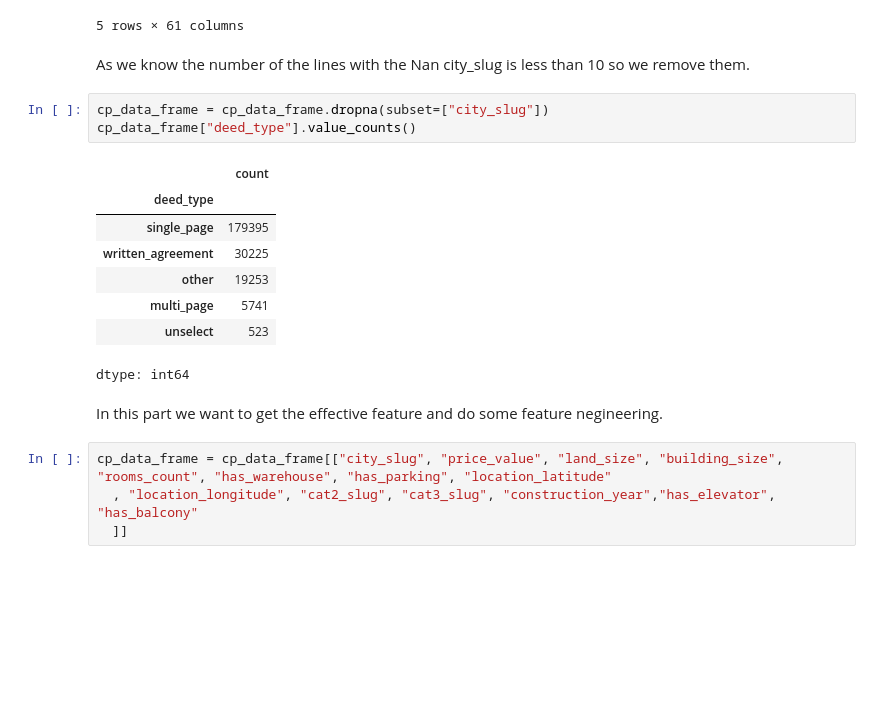
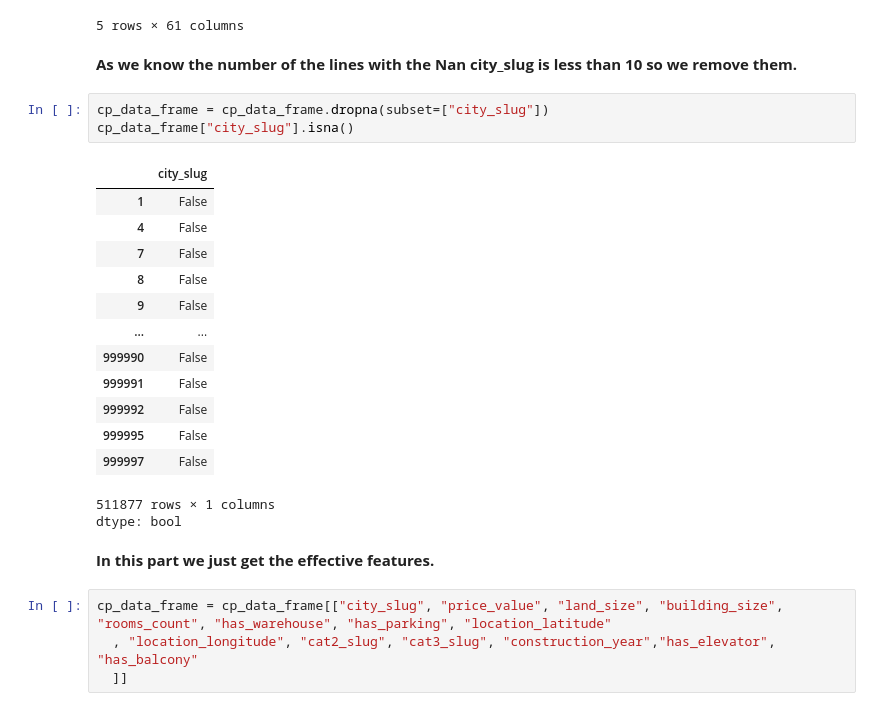
Before and after one commit to AmirrezaNasiri85/Artificial-Inteligance-Boot-Camp, a Jupyter notebook: Main_prediction.ipynb, the cells around one changed output. Cells and saved outputs as stored; diff of their text form; blank space fills up the shorter version.

```diff
--- a/Main_prediction.ipynb
+++ b/Main_prediction.ipynb
@@ -61,21 +59,27 @@ cp_data_frame.head()
 | 9 | 9 | residential-sell | apartment-sell | mashhad | faramarzabbasi | 2024-10-01 00:00:00 | NaN | ... |
 5 rows × 61 columns
 # %% [markdown]
-As we know the number of the lines with the Nan city_slug is less than 10 so we remove them.
+**As we know the number of the lines with the Nan city_slug is less than 10 so we remove them.**
 # %%
 cp_data_frame = cp_data_frame.dropna(subset=["city_slug"])
-cp_data_frame["deed_type"].value_counts()
+cp_data_frame["city_slug"].isna()
 # %% [output]
-|  | count |
-| deed_type |  |
-| single_page | 179395 |
-| written_agreement | 30225 |
-| other | 19253 |
-| multi_page | 5741 |
-| unselect | 523 |
+|  | city_slug |
+| 1 | False |
+| 4 | False |
+| 7 | False |
+| 8 | False |
+| 9 | False |
+| ... | ... |
+| 999990 | False |
+| 999991 | False |
+| 999992 | False |
+| 999995 | False |
+| 999997 | False |
-dtype: int64
+511877 rows × 1 columns
+dtype: bool
 # %% [markdown]
-In this part we want to get the effective feature and do some feature negineering.
+**In this part we just get the effective features.**
 # %%
 cp_data_frame = cp_data_frame[["city_slug", "price_value", "land_size", "building_size", "rooms_count", "has_warehouse", "has_parking", "location_latitude"
   , "location_longitude", "cat2_slug", "cat3_slug", "construction_year","has_elevator", "has_balcony"
```
Also changed, not shown: parts of 32 cells of this notebook.
